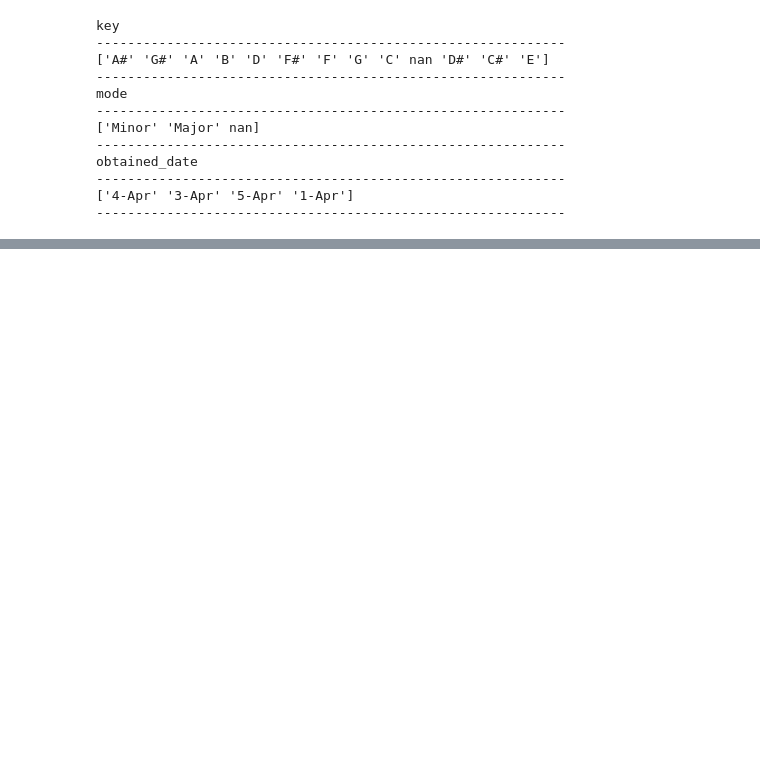
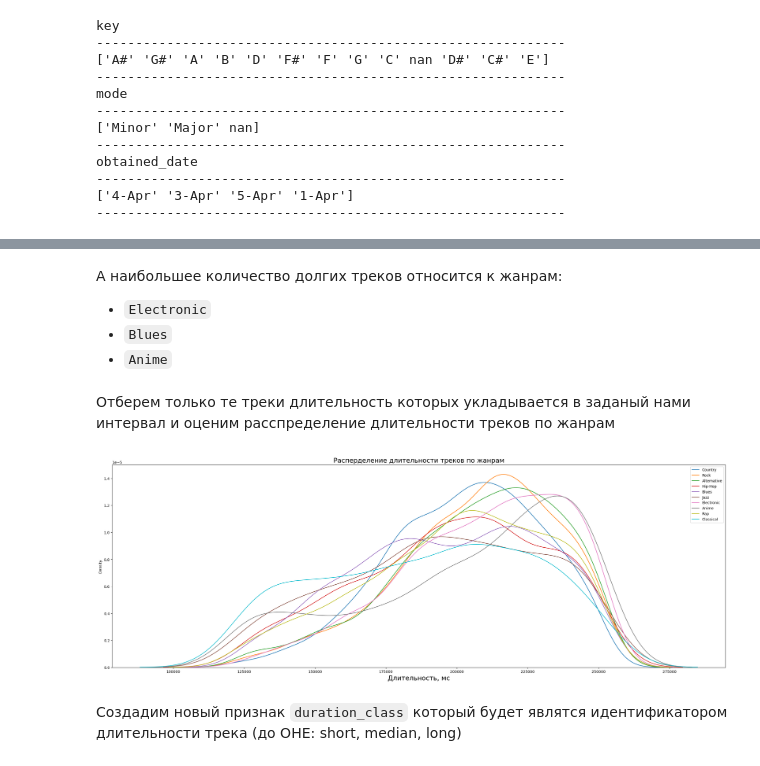
Before and after one commit to SergeyDolin/Music_genre_classification, a Jupyter notebook: Genre_classifier.ipynb, the cells around one changed output, grey strips where cells are left out. Saved outputs shown, nothing was run; the diff lists cells and outputs as text; code cells hidden in the pictures; blank space fills up the shorter version.

```diff
--- a/Genre_classifier.ipynb
+++ b/Genre_classifier.ipynb
@@ -246,0 +380,22 @@ obtained_date
+# %% [markdown]
+А наибольшее количество долгих треков относится к жанрам:
+- `Electronic`
+- `Blues`
+- `Anime`
+# %% [markdown]
+Отберем только те треки длительность которых укладывается в заданый нами интервал и оценим расспределение длительности треков по жанрам
+# %%
+plt.figure(figsize=(30,10))
+for genre in train_data['music_genre'].unique():
+    sb.kdeplot(data=train_data.loc[(train_data['music_genre']==genre) &
+                                   ((train_data['duration_ms'] > train_data['duration_ms'].std() * 0.95) &
+                                    (train_data['duration_ms'] < train_data['duration_ms'].std() * 2)), 'duration_ms'], label=genre)
+
+plt.title("Расперделение длительности треков по жанрам", fontsize = 18)
+
+plt.xlabel("Длительность, мс", fontsize = 18)
+plt.legend();
+# %% [output]
+[figure, added]
+# %% [markdown]
+Создадим новый признак `duration_class` который будет являтся идентификатором длительности трека (до OHE: short, median, long)
```
Also changed, not shown: parts of 55 cells of this notebook, 1 other file.
